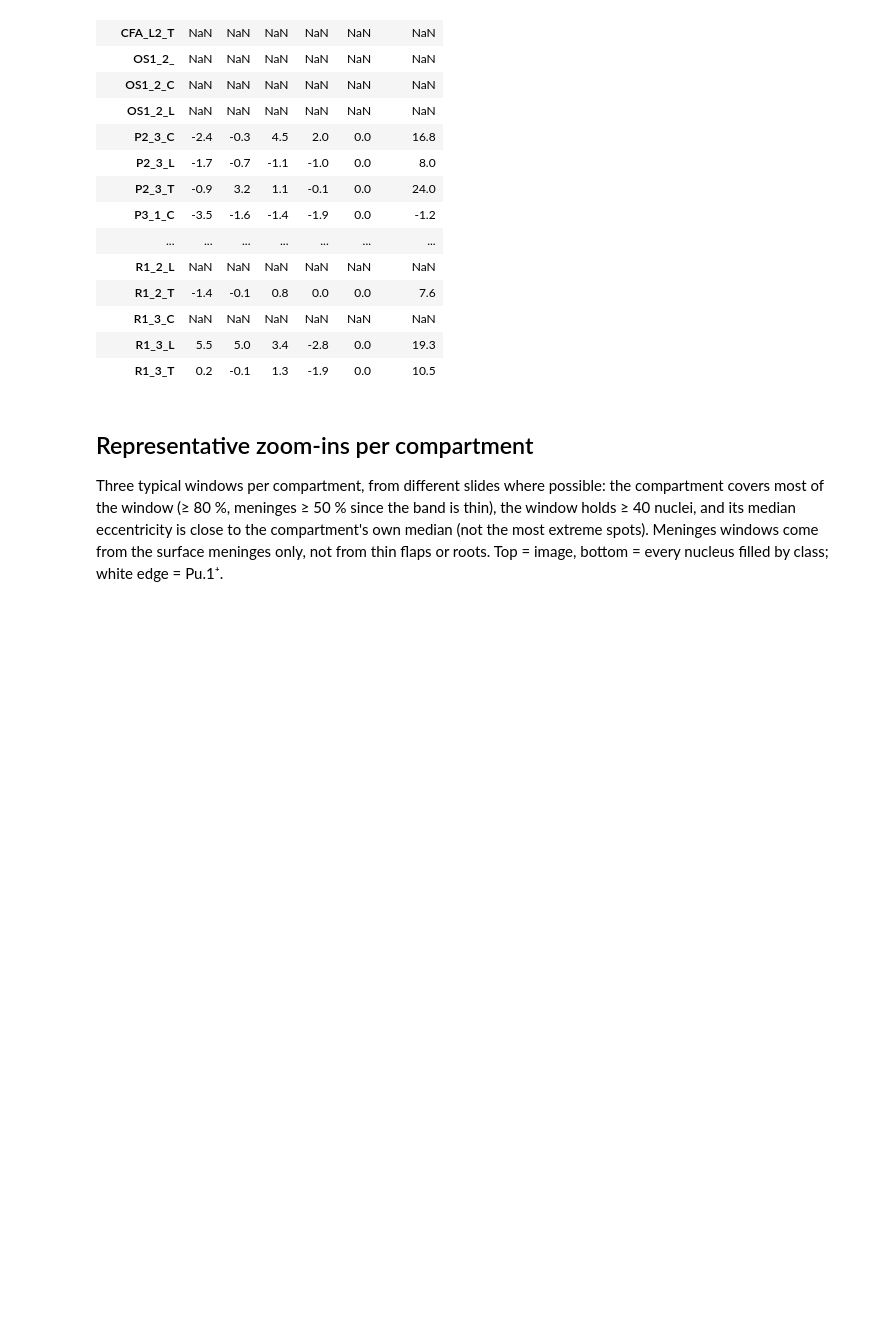
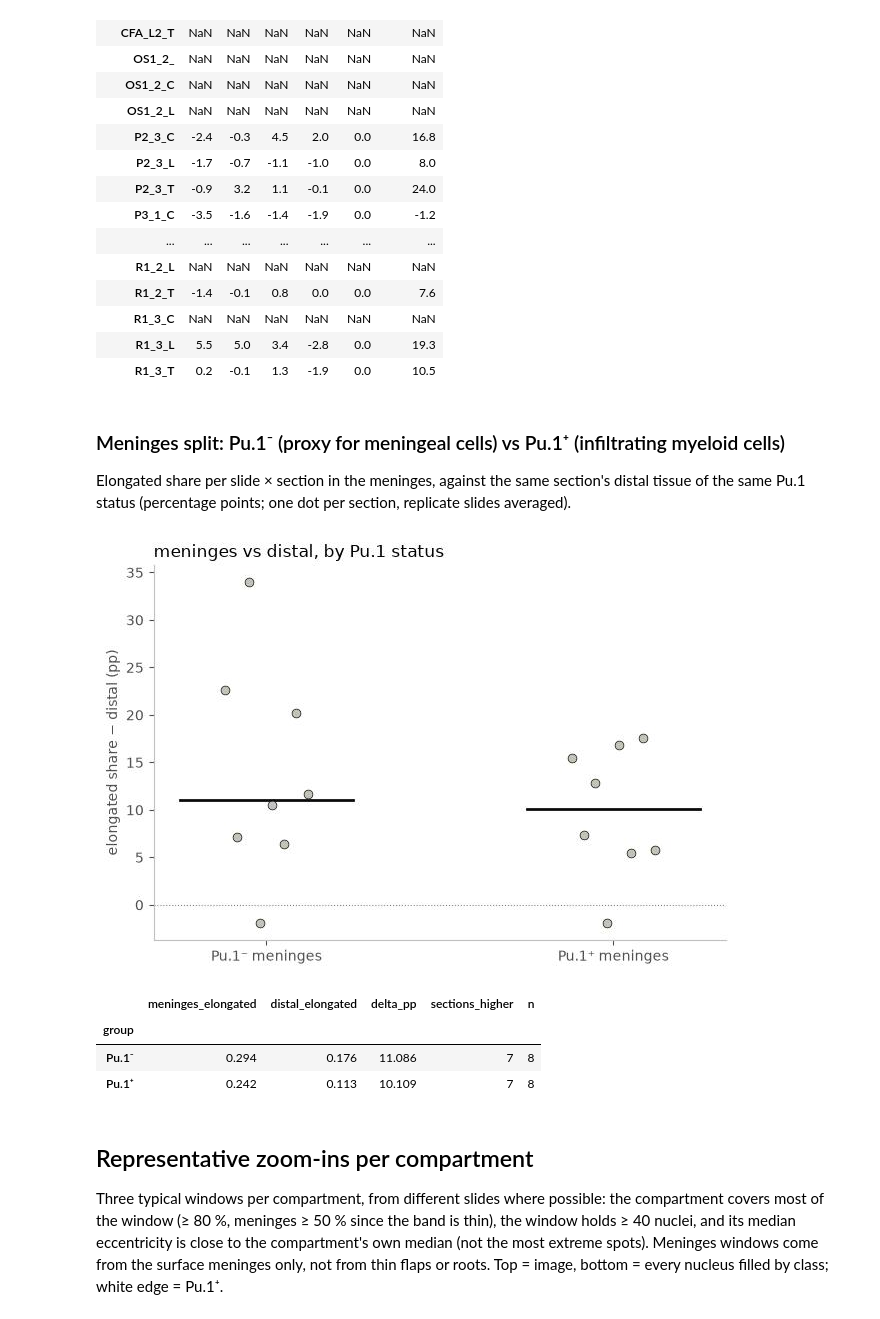
Before and after one commit to christoffermattssonlangseth/lesionSegmenter, a Jupyter notebook: results/notebooks/09_nuclear_elongation.ipynb, the cells around one changed output. Saved outputs shown, nothing was run; the diff lists cells and outputs as text; code cells hidden in the pictures; blank space fills up the shorter version.

```diff
--- a/results/notebooks/09_nuclear_elongation.ipynb
+++ b/results/notebooks/09_nuclear_elongation.ipynb
@@ -172,6 +181,39 @@ display((100 * per).round(1))
 | R1_3_C | NaN | NaN | NaN | NaN | NaN | NaN |
 | R1_3_L | 5.5 | 5.0 | 3.4 | -2.8 | 0.0 | 19.3 |
 | R1_3_T | 0.2 | -0.1 | 1.3 | -1.9 | 0.0 | 10.5 |
+# %% [markdown]
+### Meninges split: Pu.1⁻ (proxy for meningeal cells) vs Pu.1⁺ (infiltrating myeloid cells)
+
+Elongated share per slide × section in the meninges, against the same section's distal tissue of the same
+Pu.1 status (percentage points; one dot per section, replicate slides averaged).
+# %%
+rows = []
+for which, label in (("neg", "Pu.1⁻"), ("pos", "Pu.1⁺")):
+    sh = M.class_shares(df, which)
+    ref = sh[sh.compartment == "distal"].set_index(["scene", "section"])["elongated"]
+    m = sh[sh.compartment == "meninges"].copy()
+    m["distal"] = m.set_index(["scene", "section"]).index.map(ref).to_numpy()
+    per = m.groupby("section")[["elongated", "distal"]].mean().dropna()
+    per["delta_pp"] = 100 * (per["elongated"] - per["distal"])
+    per["group"] = label
+    rows.append(per)
+men = pd.concat(rows)
+fig, ax = plt.subplots(figsize=(6.5, 4.5))
+for k, (label, d) in enumerate(men.groupby("group", sort=False)):
+    ax.scatter(np.full(len(d), k) + np.linspace(-0.12, 0.12, len(d)), d.delta_pp, s=40, color="#c3c2b7",
+               edgecolors="#0b0b0b", linewidths=0.5, zorder=3)
+    ax.plot([k - 0.25, k + 0.25], [d.delta_pp.median()] * 2, color="#0b0b0b", lw=2)
+ax.axhline(0, color="#898781", lw=0.8, ls=":"); ax.set_xticks([0, 1], ["Pu.1⁻ meninges", "Pu.1⁺ meninges"])
+ax.set_ylabel("elongated share − distal (pp)"); ax.set_title("meninges vs distal, by Pu.1 status", loc="left")
+plt.tight_layout(); plt.show()
+display(men.groupby("group", sort=False).agg(meninges_elongated=("elongated", "median"), distal_elongated=("distal", "median"),
+        delta_pp=("delta_pp", "median"), sections_higher=("delta_pp", lambda v: int((v > 0).sum())), n=("delta_pp", "size")).round(3))
+# %% [output]
+[figure, added]
+|  | meninges_elongated | distal_elongated | delta_pp | sections_higher | n |
+| group |  |  |  |  |  |
+| Pu.1⁻ | 0.294 | 0.176 | 11.086 | 7 | 8 |
+| Pu.1⁺ | 0.242 | 0.113 | 10.109 | 7 | 8 |
 # %% [markdown]
 ## Representative zoom-ins per compartment
 
```
Also changed, not shown: parts of 4 cells of this notebook, 2 other files.
